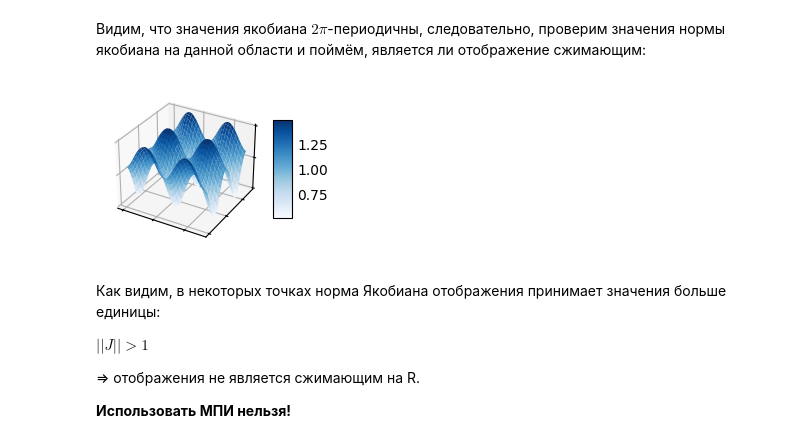
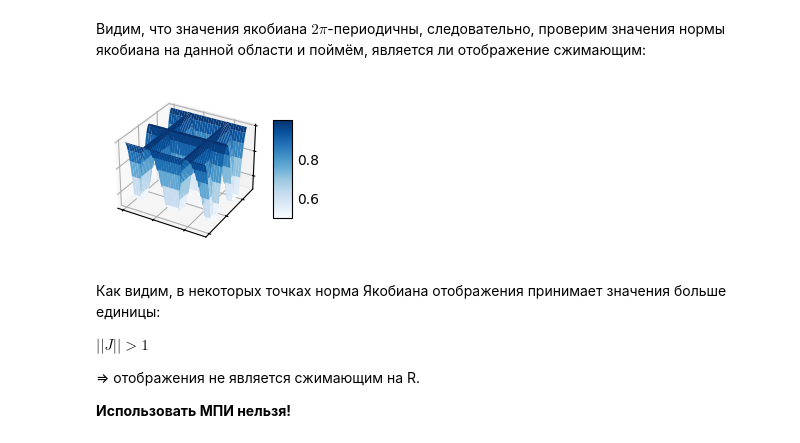
Before and after one commit to samfrompizza/CompMath, a Jupyter notebook: lab2.ipynb, the cells around one changed output. Cells and saved outputs as stored; diff of their text form; code cells hidden in the pictures.

```diff
--- a/lab2.ipynb
+++ b/lab2.ipynb
@@ -99,30 +99,30 @@ def system_jacobian(x):
 # %%
 plt.style.use('_mpl-gallery')
 
 X = np.arange(0, 2*np.pi, 0.1)
 Y = np.arange(0, 2*np.pi, 0.1)
 X, Y = np.meshgrid(X, Y)
 Z = np.zeros_like(X)
 
 # Считаем норму Якобиана в множестве точек
 for i in range(X.shape[0]):
     for j in range(X.shape[1]):
         R = system_jacobian([0, X[i, j], Y[i, j]])
-        Z[i, j] = np.linalg.norm(R)
+        Z[i, j] = np.linalg.norm(R, ord=2)
 
 # Строим график
 fig, ax = plt.subplots(subplot_kw={"projection": "3d"})
 surface = ax.plot_surface(X, Y, Z, cmap='Blues')
 
 fig.colorbar(surface, ax=ax, shrink=0.5, aspect=5)
 
 ax.set(xticklabels=[],
        yticklabels=[],
        zticklabels=[])
 
 plt.show()
 # %% [output]
-[figure, old version]
+[figure, new version]
 # %% [markdown]
 Как видим, в некоторых точках норма Якобиана отображения принимает значения больше единицы:
 
```
